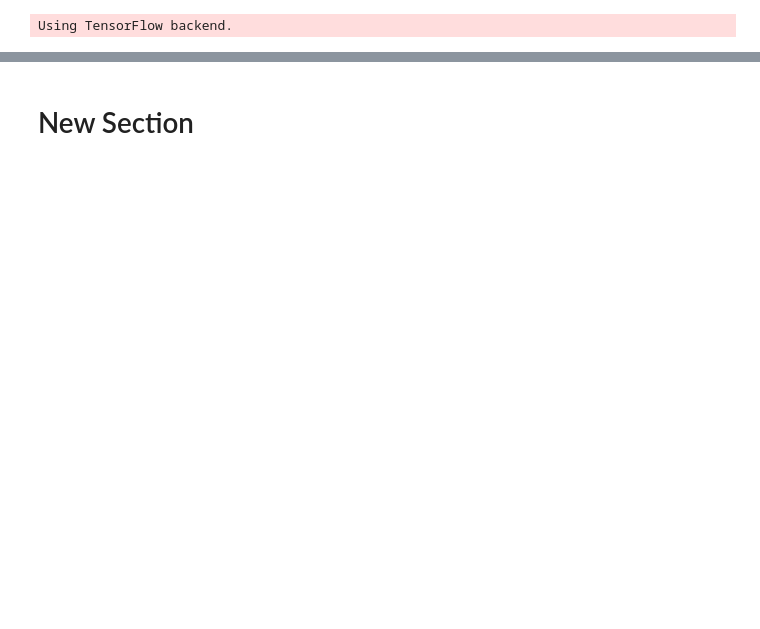
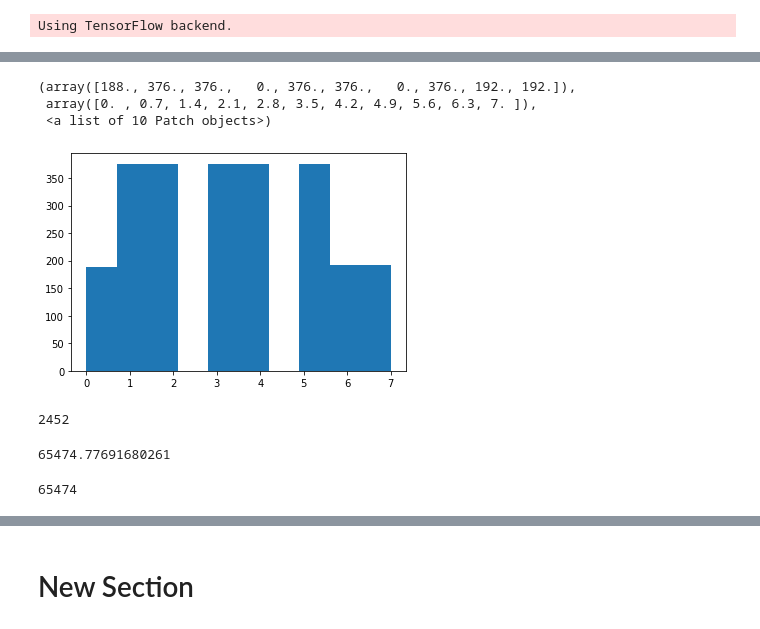
Before and after one commit to Yunhua468/Audio-Visual-Emotion-and-Sentiment-Research, a Jupyter notebook: Notebooks/Yunhua/Audio_in_video.ipynb, the cells around one changed output, grey strips where cells are left out. Cells and saved outputs as stored; diff of their text form; code cells hidden in the pictures; blank space fills up the shorter version.

```diff
--- a/Notebooks/Yunhua/Audio_in_video.ipynb
+++ b/Notebooks/Yunhua/Audio_in_video.ipynb
@@ -115,0 +134,7 @@ FileNotFoundError: ignored
+# %%
+files = []
+for dirt in dirts:
+    for root, dt, file in os.walk(dirt):
+        for fl in file:
+            if fl[-4:] == '.wav':
+                files.append(os.path.join(dirt,fl))
@@ -115,0 +145,6 @@ FileNotFoundError: ignored
+# %%
+filename = []
+Actor = []
+for file in files:
+    filename.append(file.split('/')[-1])
+    # Actor.append(file.split('/')[-2])
@@ -115,0 +159,17 @@ FileNotFoundError: ignored
+# %%
+Modality = []
+Vocal_channel = []
+Emotion = []
+Emotional_intensity = []
+Statement = []
+Repetition = []
+Actor = []
+
+for name in filename:
+    Modality.append(name.split('-')[0])
+    Vocal_channel.append(name.split('-')[1])
+    Emotion.append(int(name.split('-')[2])-1)
+    Emotional_intensity.append(name.split('-')[3])
+    Statement.append(name.split('-')[4])
+    Repetition.append(name.split('-')[5])
+    Actor.append(int(name.split('-')[6][:-4])-1)
@@ -115,0 +181,8 @@ FileNotFoundError: ignored
+# %%
+df = pd.DataFrame({'files': files,
+                   'modalities': Modality,
+                   'vocal_channels': Vocal_channel,
+                   'emotions': Emotion,
+                   'emotional_intensities': Emotional_intensity,
+                   'statements': Statement,
+                   'repetitiona': Repetition})
@@ -115,0 +223,11 @@ FileNotFoundError: ignored
+# %%
+plt.hist(df.emotions)
+# %% [output]
+(array([188., 376., 376.,   0., 376., 376.,   0., 376., 192., 192.]),
+ array([0. , 0.7, 1.4, 2.1, 2.8, 3.5, 4.2, 4.9, 5.6, 6.3, 7. ]),
+ <a list of 10 Patch objects>)
+[figure, added]
+# %%
+print(len(files))
+# %% [output]
+2452
@@ -115,0 +242,9 @@ FileNotFoundError: ignored
+# %%
+print(mean_signal_length)
+# %% [output]
+65474.77691680261
+# %%
+mean_signal_length = int(mean_signal_length)
+print(mean_signal_length)
+# %% [output]
+65474
```
Also changed, not shown: parts of 37 cells of this notebook.
